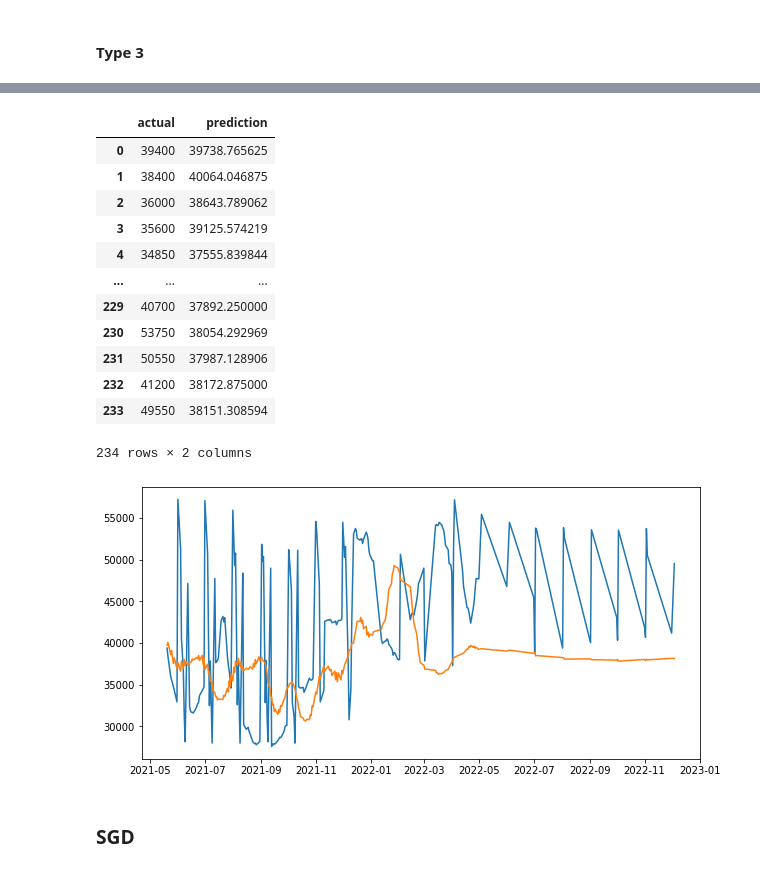
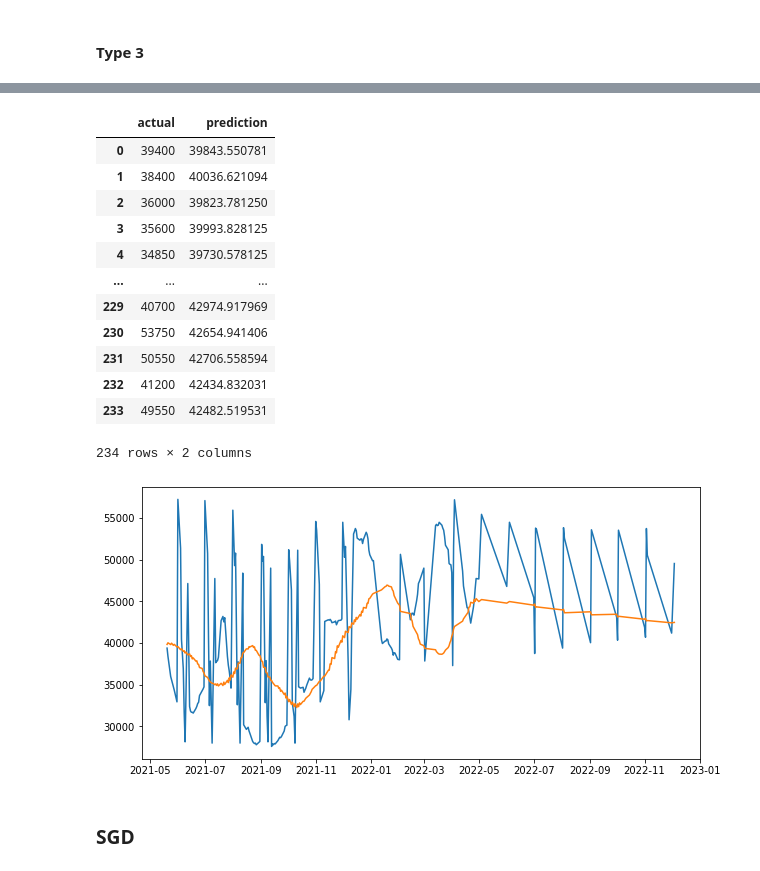
Before and after one commit to mels4/price_predict_Conv-LSTM, a Jupyter notebook: cabai_merah_keriting.ipynb, the cells around one changed output, grey strips where cells are left out. Saved outputs shown, nothing was run; the diff lists cells and outputs as text; code cells hidden in the pictures.

```diff
--- a/cabai_merah_keriting.ipynb
+++ b/cabai_merah_keriting.ipynb
@@ -841,7 +841,7 @@ data_result1_2 = data_result1_2.reshape(-1)
 mae1_2 = tf.keras.metrics.mean_absolute_error(x_test, data_result1_2)
 mape1_2 = tf.keras.metrics.mean_absolute_percentage_error(x_test, data_result1_2)
 mse1_2 = tf.keras.metrics.mean_squared_error(x_test, data_result1_2)
-rmse1_2 = math.sqrt(mse1.numpy())
+rmse1_2 = math.sqrt(mse1_2.numpy())
 print(mae1_2.numpy(), mape1_2.numpy(), rmse1_2)
 
 data_new_cabaimerahkeriting1_2 = pd.DataFrame()
@@ -860,17 +860,17 @@ data_new_cabaimerahkeriting1_2
 |  | actual | prediction |
-| 0 | 39400 | 39738.765625 |
-| 1 | 38400 | 40064.046875 |
-| 2 | 36000 | 38643.789062 |
-| 3 | 35600 | 39125.574219 |
-| 4 | 34850 | 37555.839844 |
+| 0 | 39400 | 39843.550781 |
+| 1 | 38400 | 40036.621094 |
+| 2 | 36000 | 39823.781250 |
+| 3 | 35600 | 39993.828125 |
+| 4 | 34850 | 39730.578125 |
 | ... | ... | ... |
-| 229 | 40700 | 37892.250000 |
-| 230 | 53750 | 38054.292969 |
-| 231 | 50550 | 37987.128906 |
-| 232 | 41200 | 38172.875000 |
-| 233 | 49550 | 38151.308594 |
+| 229 | 40700 | 42974.917969 |
+| 230 | 53750 | 42654.941406 |
+| 231 | 50550 | 42706.558594 |
+| 232 | 41200 | 42434.832031 |
+| 233 | 49550 | 42482.519531 |
 234 rows × 2 columns
-[figure, old version]
+[figure, new version]
 # %% [markdown]
 ### SGD
 # %%
```
Also changed, not shown: parts of 4 cells of this notebook.
